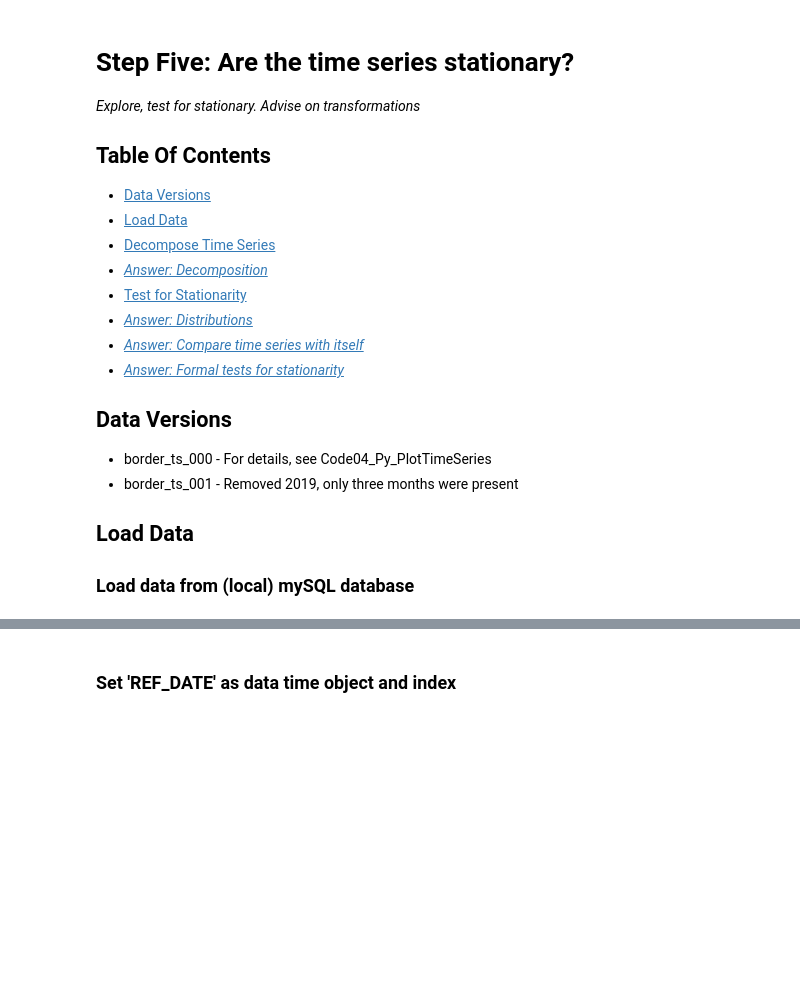
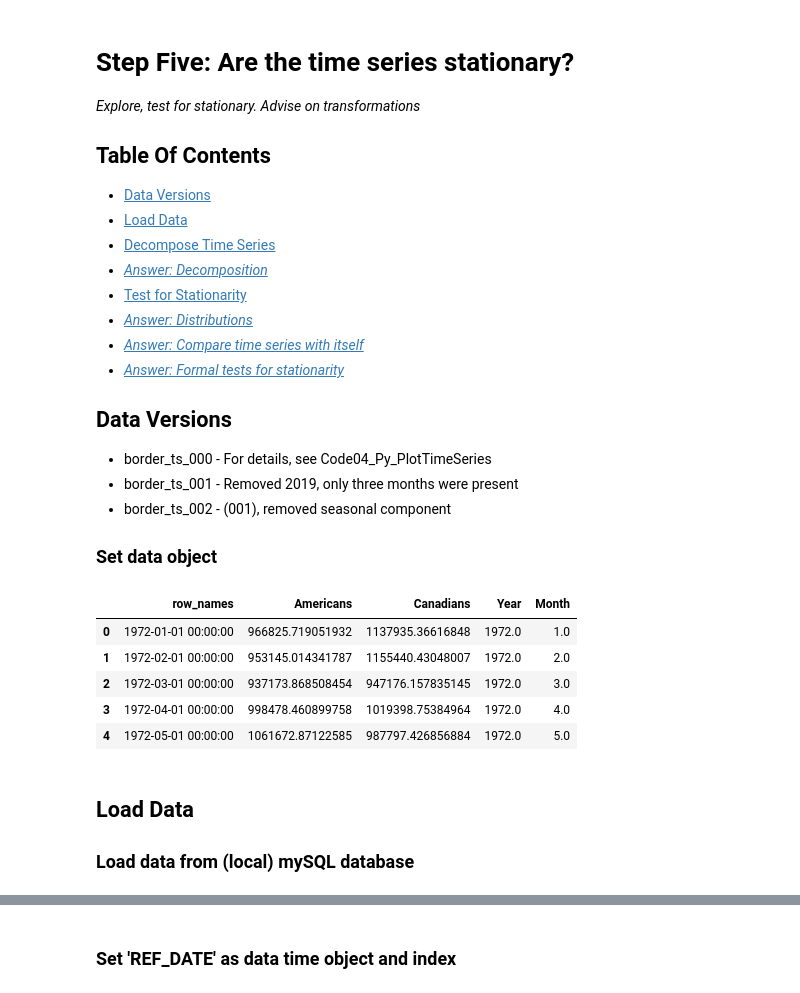
Before and after one commit to AMacumber/Canada_US_BorderCrossings, a Jupyter notebook: Code05_Py_TS_Stationarity.ipynb, the cells around one changed output, grey strips where cells are left out. Drawn from its saved outputs; the diff is of its cells as text; code cells hidden in the pictures; blank space fills up the shorter version.

```diff
--- a/Code05_Py_TS_Stationarity.ipynb
+++ b/Code05_Py_TS_Stationarity.ipynb
@@ -16,10 +16,22 @@
 
 * border_ts_000 - For details, see Code04_Py_PlotTimeSeries
 * border_ts_001 - Removed 2019, only three months were present
+* border_ts_002 - (001), removed seasonal component
 
-## <a name="loaddata"></a>Load Data
-
-### Load data from (local) mySQL database
+### Set data object
+# %%
+data = border_ts_002
+# %% [output]
+|  | row_names | Americans | Canadians | Year | Month |
+| 0 | 1972-01-01 00:00:00 | 966825.719051932 | 1137935.36616848 | 1972.0 | 1.0 |
+| 1 | 1972-02-01 00:00:00 | 953145.014341787 | 1155440.43048007 | 1972.0 | 2.0 |
+| 2 | 1972-03-01 00:00:00 | 937173.868508454 | 947176.157835145 | 1972.0 | 3.0 |
+| 3 | 1972-04-01 00:00:00 | 998478.460899758 | 1019398.75384964 | 1972.0 | 4.0 |
+| 4 | 1972-05-01 00:00:00 | 1061672.87122585 | 987797.426856884 | 1972.0 | 5.0 |
+# %% [markdown]
+## <a name="loaddata"></a>Load Data
+
+### Load data from (local) mySQL database
 # %%
 import pandas as pd #working with dataframes
 from sqlalchemy import create_engine
```
Also changed, not shown: parts of 8 cells of this notebook, 2 other files.
